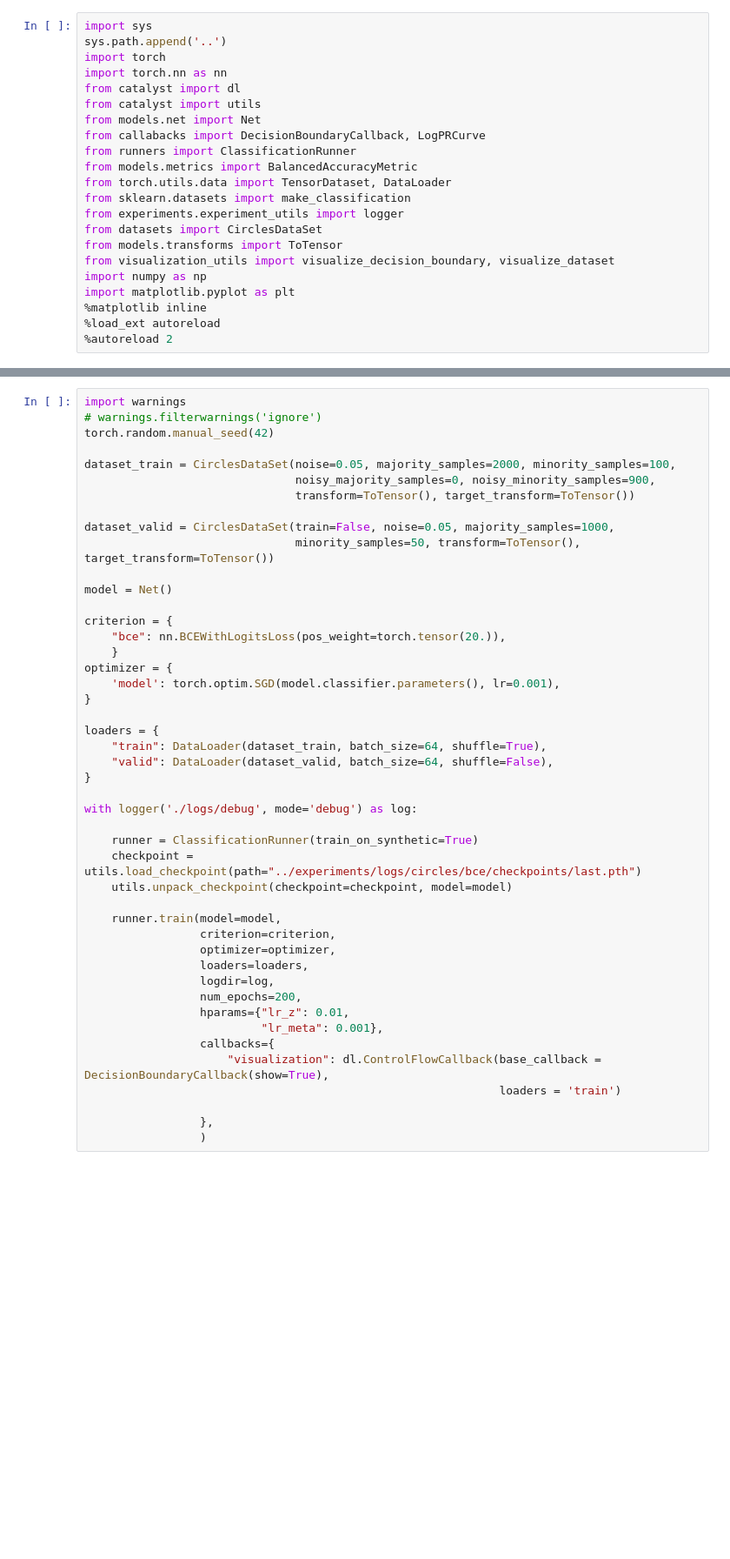
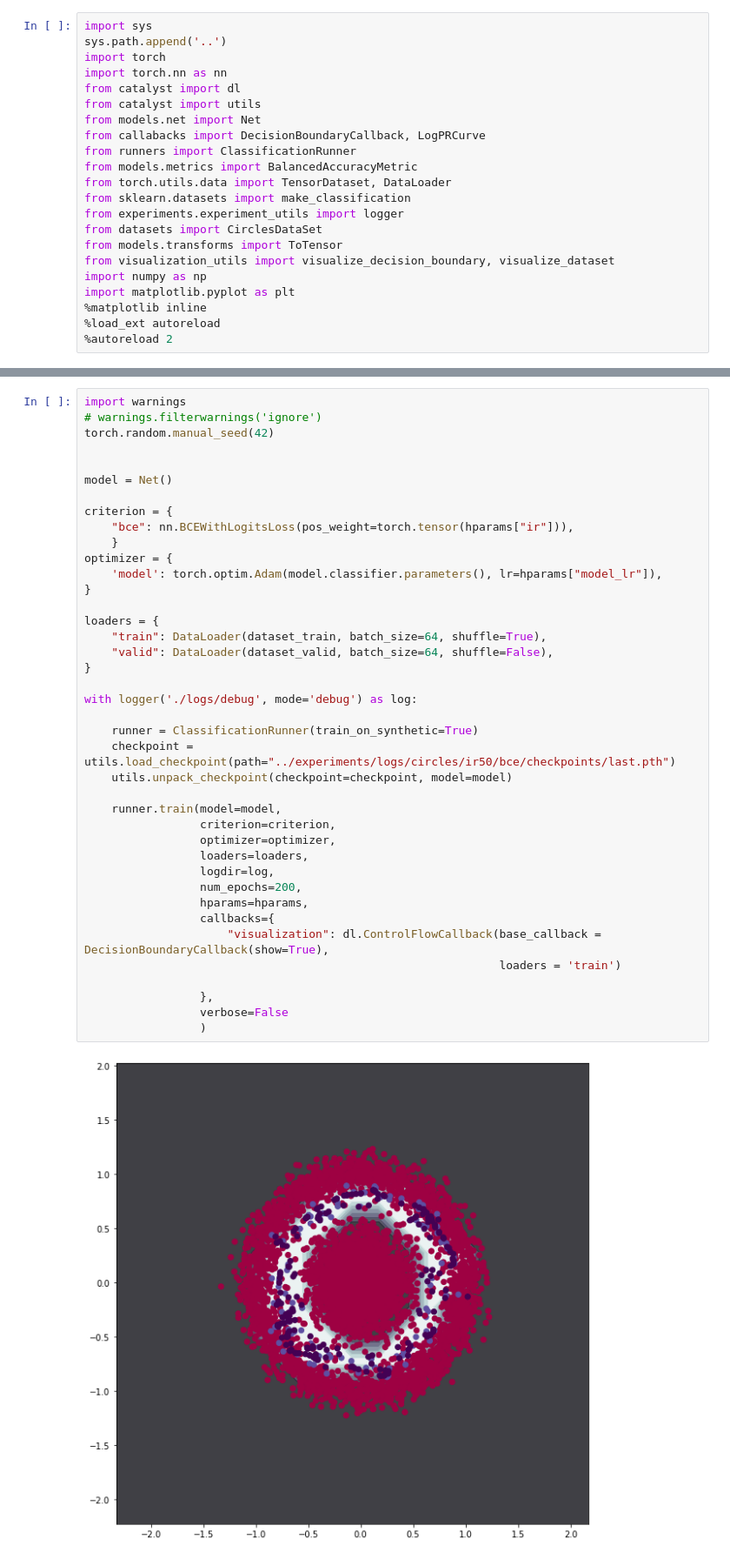
Before and after one commit to broniyasinnik/deep-tabular-imbalance, a Jupyter notebook: notebooks/classification_toy.ipynb, the cells around one changed output, grey strips where cells are left out. Shown: that part at 87% size. Drawn from its saved outputs; the diff is of its cells as text; blank space fills up the shorter version.

```diff
--- a/notebooks/classification_toy.ipynb
+++ b/notebooks/classification_toy.ipynb
@@ -50,45 +64,40 @@ import warnings
 # warnings.filterwarnings('ignore')
 torch.random.manual_seed(42)
 
-dataset_train = CirclesDataSet(noise=0.05, majority_samples=2000, minority_samples=100,
-                               noisy_majority_samples=0, noisy_minority_samples=900,
-                               transform=ToTensor(), target_transform=ToTensor())
-
-dataset_valid = CirclesDataSet(train=False, noise=0.05, majority_samples=1000,
-                               minority_samples=50, transform=ToTensor(), target_transform=ToTensor())
 
 model = Net()
 
 criterion = {
-    "bce": nn.BCEWithLogitsLoss(pos_weight=torch.tensor(20.)),
+    "bce": nn.BCEWithLogitsLoss(pos_weight=torch.tensor(hparams["ir"])),
     }
 optimizer = {
-    'model': torch.optim.SGD(model.classifier.parameters(), lr=0.001),
+    'model': torch.optim.Adam(model.classifier.parameters(), lr=hparams["model_lr"]),
 }
 
 loaders = {
     "train": DataLoader(dataset_train, batch_size=64, shuffle=True),
     "valid": DataLoader(dataset_valid, batch_size=64, shuffle=False),
 }
 
 with logger('./logs/debug', mode='debug') as log:
 
     runner = ClassificationRunner(train_on_synthetic=True)
-    checkpoint = utils.load_checkpoint(path="../experiments/logs/circles/bce/checkpoints/last.pth")
+    checkpoint = utils.load_checkpoint(path="../experiments/logs/circles/ir50/bce/checkpoints/last.pth")
     utils.unpack_checkpoint(checkpoint=checkpoint, model=model)
 
     runner.train(model=model,
                  criterion=criterion,
                  optimizer=optimizer,
                  loaders=loaders,
                  logdir=log,
                  num_epochs=200,
-                 hparams={"lr_z": 0.01,
-                          "lr_meta": 0.001},
+                 hparams=hparams,
                  callbacks={
                      "visualization": dl.ControlFlowCallback(base_callback = DecisionBoundaryCallback(show=True),
                                                              loaders = 'train')
 
                  },
+                 verbose=False
                  )
 # %% [output]
+[figure, added]
```
Also changed, not shown: parts of 4 cells of this notebook, 4 other files.
